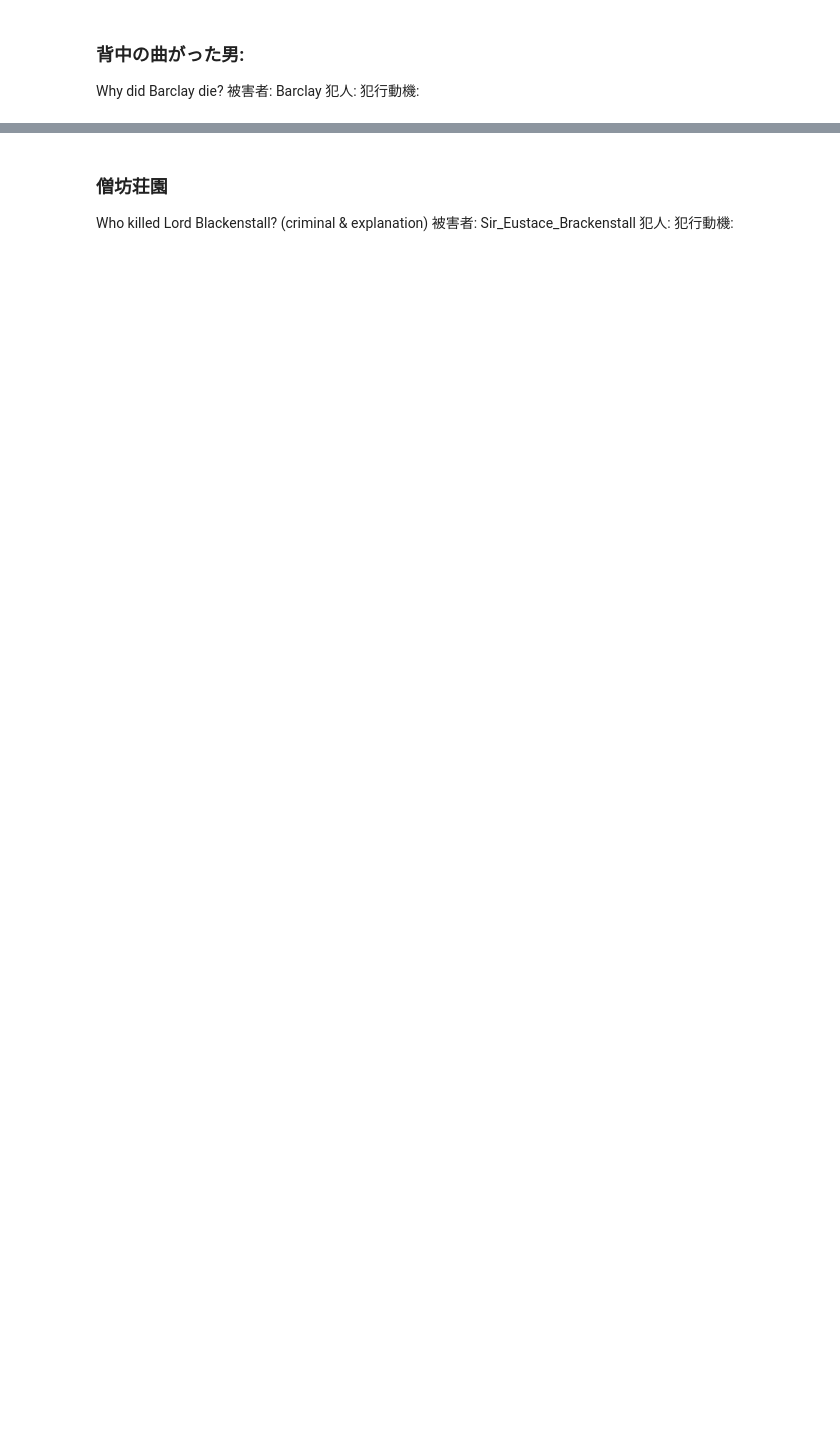
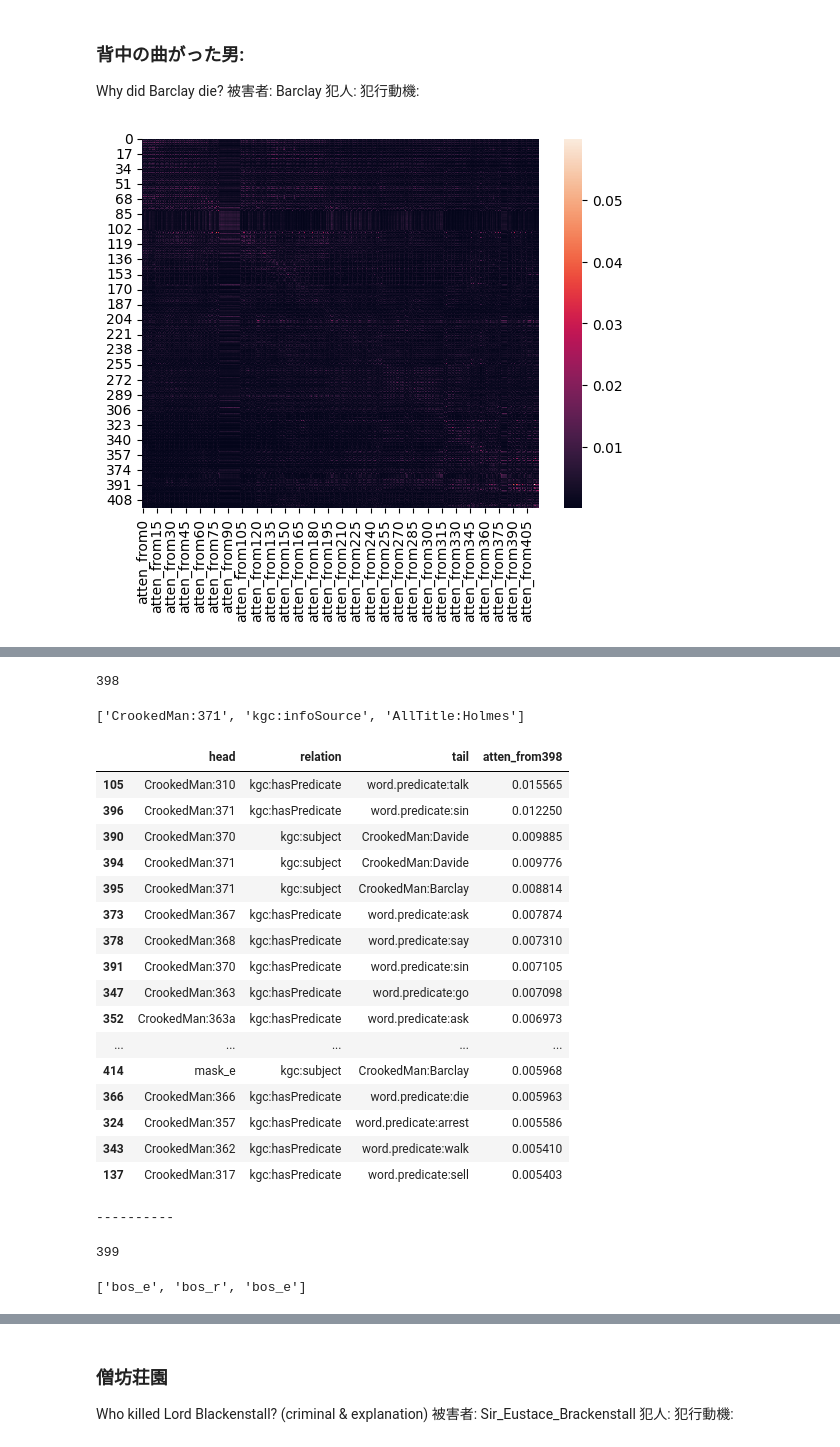
Before and after one commit to RyoyaKaneda-Student/knowledge_graph, a Jupyter notebook: notebooks/kgc03/all100.ipynb, the cells around one changed output, grey strips where cells are left out. Saved outputs shown, nothing was run; the diff lists cells and outputs as text; code cells hidden in the pictures; blank space fills up the shorter version.

```diff
--- a/notebooks/kgc03/all100.ipynb
+++ b/notebooks/kgc03/all100.ipynb
@@ -369,50 +436,22 @@ for i in range(len_):
-# %%
-victim = 'DevilsFoot:Mortimer'
-df_ranking_DevilsFoot2, df_attension_DevilsFoot2 = make_ranking(
-    'DevilsFoot:400', 'DevilsFoot:489', KILL, victim, MASK_E, MASK_E, MASK_E, MASK_E)
-
-display(df_ranking_DevilsFoot2.iloc[:20,:])
-# display(df_attension_SpeckledBand)
-# ヒートマップの作成
-# sns.heatmap(df_atten.iloc[:,3:].iloc[:32,:32])
-len_ = len(df_attension_DevilsFoot2)
-for i in range(len_-20, len_):
-    display(i, df_attension_DevilsFoot2.iloc[i,:3].tolist())
-    display(df_attension_DevilsFoot2.sort_values(f'atten_from{i}', ascending=False).iloc[:20,[0,1,2,3+i]])
-    print("----------")
 # %% [markdown]
 ### 背中の曲がった男:
 Why did Barclay die?
 被害者: Barclay
 犯人:
 犯行動機:
-# %%
-victim = 'CrookedMan:Barclay'
-killer = 'CrookedMan:apoplexia'
-df_ranking_CrookedMan, df_attension_CrookedMan = make_ranking(
-    None, None, DIE, MASK_E, victim, MASK_E, MASK_E, MASK_E)
-
-print(f"{killer}, ranking", df_ranking_CrookedMan.index[df_ranking_CrookedMan['why'] == killer].tolist()[0])
-display(df_ranking_CrookedMan.iloc[:20,:])
-# display(df_attension_SpeckledBand)
-# ヒートマップの作成
-# sns.heatmap(df_atten.iloc[:,3:].iloc[:32,:32])
-len_ = len(df_attension_CrookedMan)
-for i in range(len_-20, len_):
-    display(i, df_attension_CrookedMan.iloc[i,:3].tolist())
-    display(df_attension_CrookedMan.sort_values(f'atten_from{i}', ascending=False).iloc[:20,[0,1,2,3+i]])
-    print("----------")
 # %%
 victim = 'CrookedMan:Barclay'
 df_ranking_CrookedMan, df_attension_CrookedMan = make_ranking(
-    'CrookedMan:300', 'CrookedMan:372', DIE, MASK_E, victim, MASK_E, MASK_E, MASK_E)
+    f'CrookedMan:{373-80+1}', 'CrookedMan:373', DIE, MASK_E, victim, MASK_E, MASK_E, MASK_E)
 
 display(df_ranking_CrookedMan.iloc[:20,:])
 # display(df_attension_SpeckledBand)
 # ヒートマップの作成
 # sns.heatmap(df_atten.iloc[:,3:].iloc[:32,:32])
 len_ = len(df_attension_CrookedMan)
 for i in range(len_-20, len_):
     display(i, df_attension_CrookedMan.iloc[i,:3].tolist())
     display(df_attension_CrookedMan.sort_values(f'atten_from{i}', ascending=False).iloc[:20,[0,1,2,3+i]])
     print("----------")
+# %% [output]
+[figure, added]
@@ -418,0 +475,22 @@ for i in range(len_-20, len_):
+398
+['CrookedMan:371', 'kgc:infoSource', 'AllTitle:Holmes']
+|  | head | relation | tail | atten_from398 |
+| 105 | CrookedMan:310 | kgc:hasPredicate | word.predicate:talk | 0.015565 |
+| 396 | CrookedMan:371 | kgc:hasPredicate | word.predicate:sin | 0.012250 |
+| 390 | CrookedMan:370 | kgc:subject | CrookedMan:Davide | 0.009885 |
+| 394 | CrookedMan:371 | kgc:subject | CrookedMan:Davide | 0.009776 |
+| 395 | CrookedMan:371 | kgc:subject | CrookedMan:Barclay | 0.008814 |
+| 373 | CrookedMan:367 | kgc:hasPredicate | word.predicate:ask | 0.007874 |
+| 378 | CrookedMan:368 | kgc:hasPredicate | word.predicate:say | 0.007310 |
+| 391 | CrookedMan:370 | kgc:hasPredicate | word.predicate:sin | 0.007105 |
+| 347 | CrookedMan:363 | kgc:hasPredicate | word.predicate:go | 0.007098 |
+| 352 | CrookedMan:363a | kgc:hasPredicate | word.predicate:ask | 0.006973 |
+| ... | ... | ... | ... | ... |
+| 414 | mask_e | kgc:subject | CrookedMan:Barclay | 0.005968 |
+| 366 | CrookedMan:366 | kgc:hasPredicate | word.predicate:die | 0.005963 |
+| 324 | CrookedMan:357 | kgc:hasPredicate | word.predicate:arrest | 0.005586 |
+| 343 | CrookedMan:362 | kgc:hasPredicate | word.predicate:walk | 0.005410 |
+| 137 | CrookedMan:317 | kgc:hasPredicate | word.predicate:sell | 0.005403 |
+----------
+399
+['bos_e', 'bos_r', 'bos_e']
```
Also changed, not shown: parts of 15 cells of this notebook, 3 other files.
